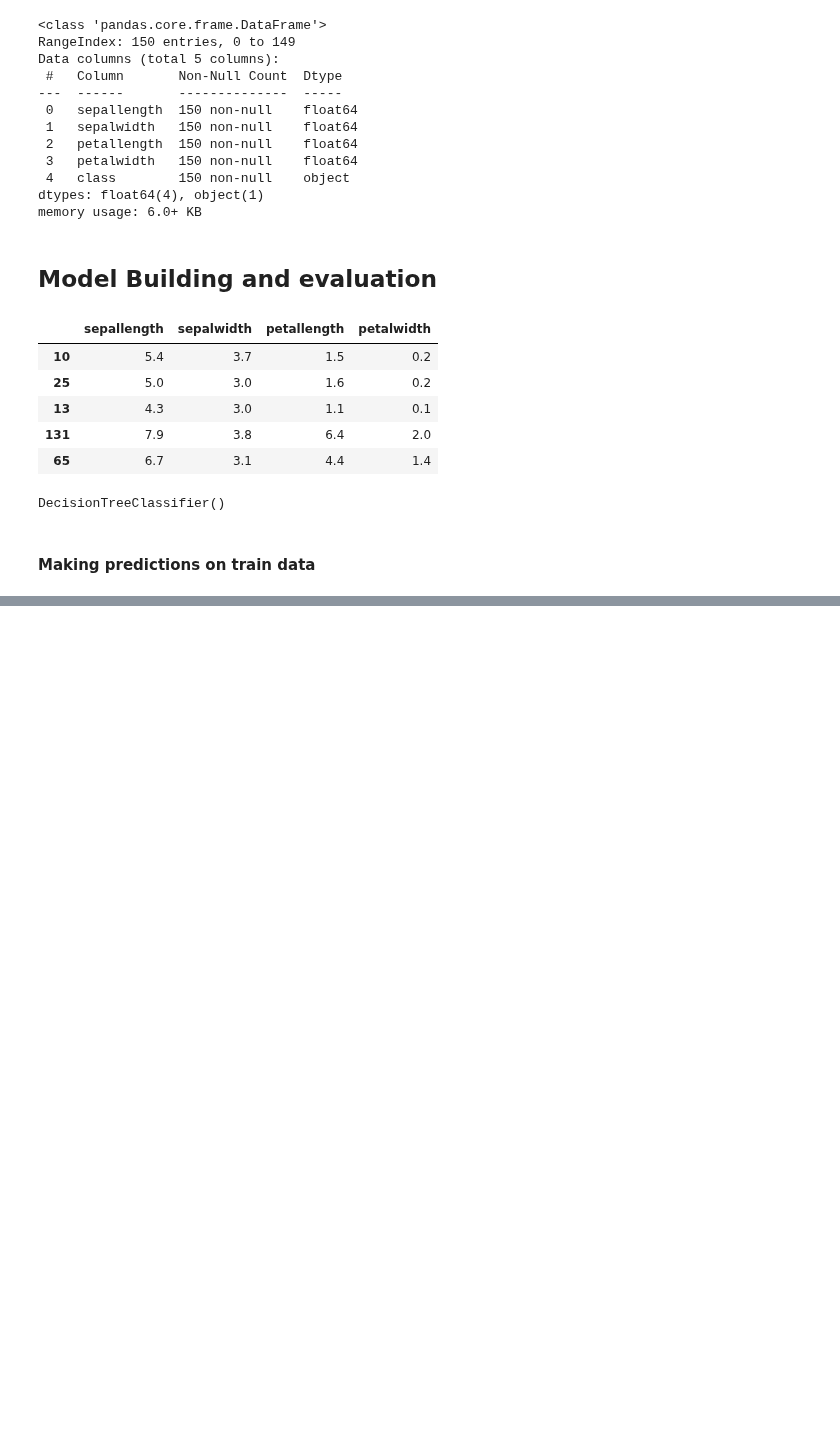
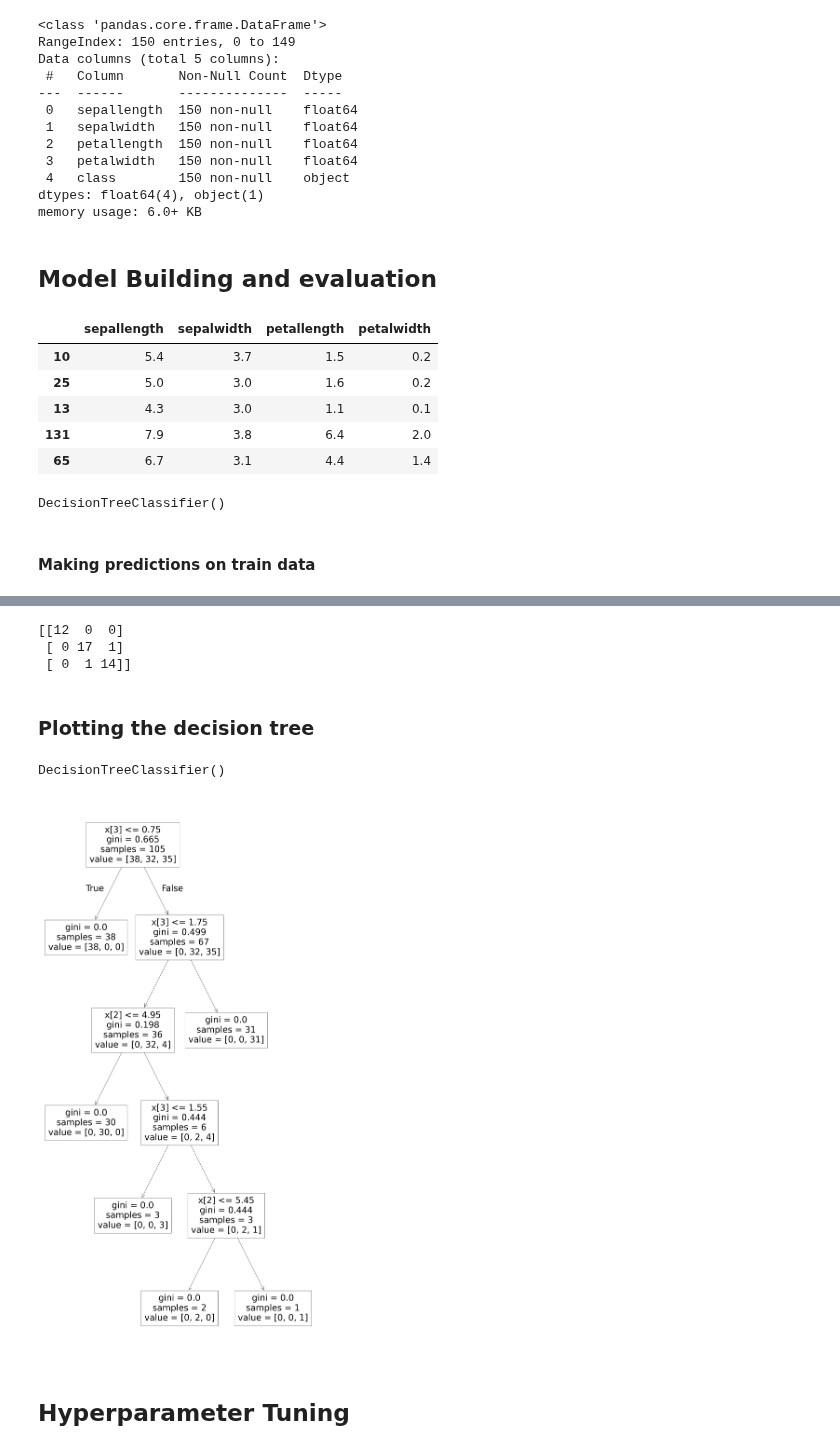
Before and after one commit to asa1997/CarPricePrediction, a Jupyter notebook: iris_decision_trees/iris_decision_trees.ipynb, the cells around one changed output, grey strips where cells are left out. Saved outputs shown, nothing was run; the diff lists cells and outputs as text; code cells hidden in the pictures; blank space fills up the shorter version.

```diff
--- a/iris_decision_trees/iris_decision_trees.ipynb
+++ b/iris_decision_trees/iris_decision_trees.ipynb
@@ -121,0 +128,24 @@ array(['Iris-virginica', 'Iris-setosa', 'Iris-versicolor',
+# %%
+print(confusion_matrix(y_test, y_pred_test))
+# %% [output]
+[[12  0  0]
+ [ 0 17  1]
+ [ 0  1 14]]
+# %% [markdown]
+### Plotting the decision tree
+# %%
+from sklearn import tree
+
+model1 = tree.DecisionTreeClassifier()
+
+model1.fit(x_train, y_train)
+# %% [output]
+DecisionTreeClassifier()
+# %%
+# plt1 = tree.plot_tree(model1)
+plt.figure(figsize=(25,50))
+plt1 = tree.plot_tree(model1)
+# %% [output]
+[figure, added]
+# %% [markdown]
+## Hyperparameter Tuning
```
Also changed, not shown: parts of 7 cells of this notebook.
